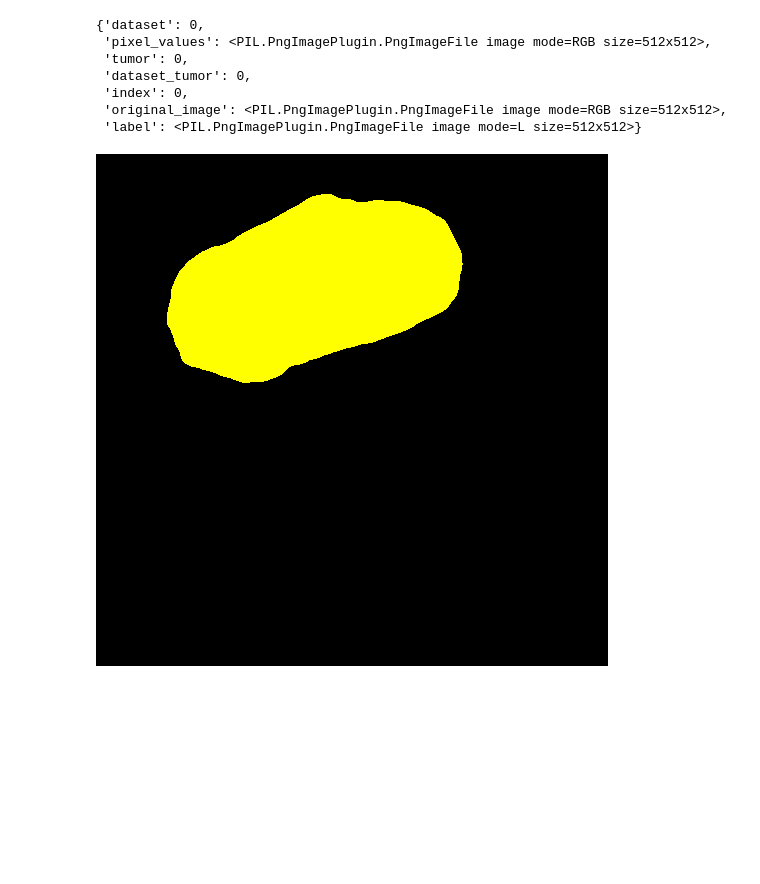
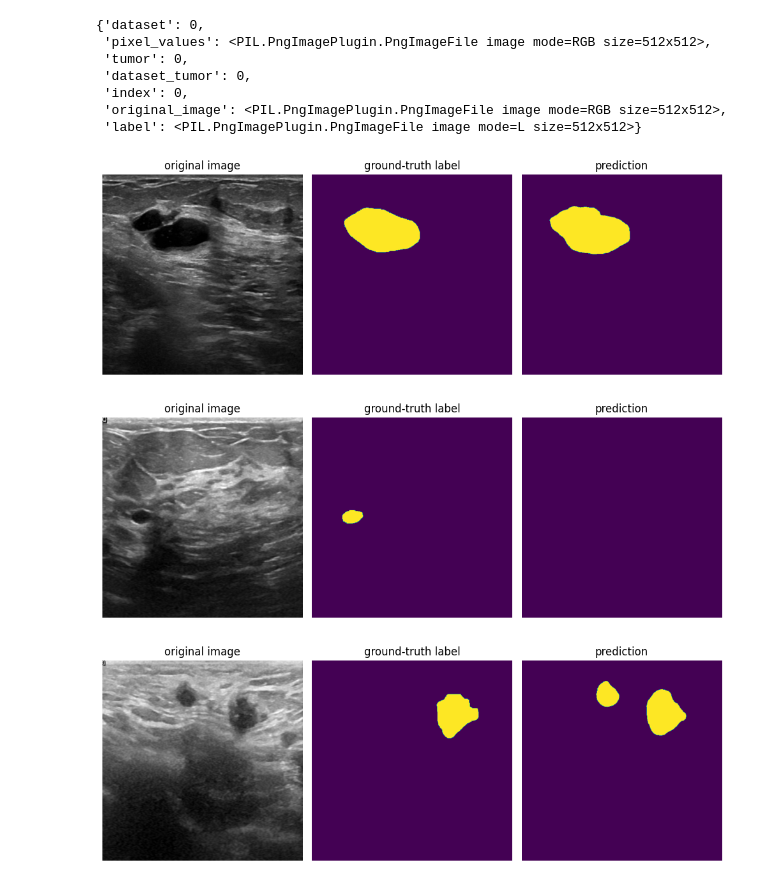
Before and after one commit to FlorinAndrei/segmentation_click_train, a Jupyter notebook: article.ipynb, the cells around one changed output. Cells and saved outputs as stored; diff of their text form; code cells hidden in the pictures; blank space fills up the shorter version.

Commit message:
article notebook and images

```diff
--- a/article.ipynb
+++ b/article.ipynb
@@ -96,7 +97,26 @@ def predict_one(model, image):
             blackpoint=0,
             whitepoint=1,
         )
-# %%
-predict_one(model_baseline, ds_hf[725]["original_image"])
-# %% [output]
-[figure, removed]
+# %%
+ds_start = 725
+for j in [726, 822, 1194]:
+    fig, ax = plt.subplots(nrows=1, ncols=3, figsize=(10, 4))
+    image = ds_hf[j]["original_image"]
+    prediction = predict_one(model_baseline, image).convert("L")
+    ax[0].imshow(image)
+    ax[0].set_axis_off()
+    ax[0].set_title("original image")
+    ax[1].imshow(ds_hf[j]["label"])
+    ax[1].set_axis_off()
+    ax[1].set_title("ground-truth label")
+    ax[2].imshow(prediction)
+    ax[2].set_axis_off()
+    ax[2].set_title("prediction")
+    fig_name = "predict_" + str(j) + ".png"
+    fig.tight_layout()
+    fig.savefig(fig_name, bbox_inches="tight")
+    fig.show()
+# %% [output]
+[figure, added]
+[figure, added]
+[figure, added]
```
Also changed, not shown: parts of 1 cell of this notebook, 3 other files.
